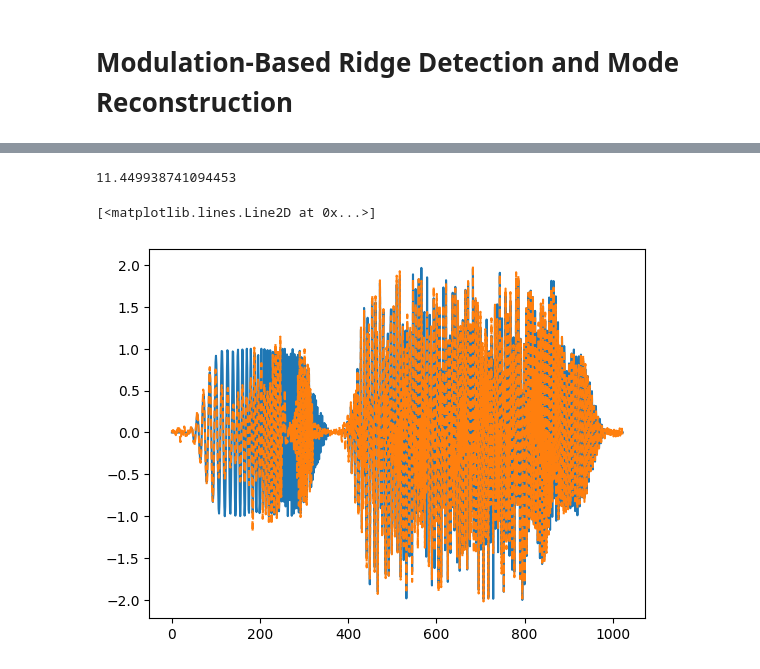
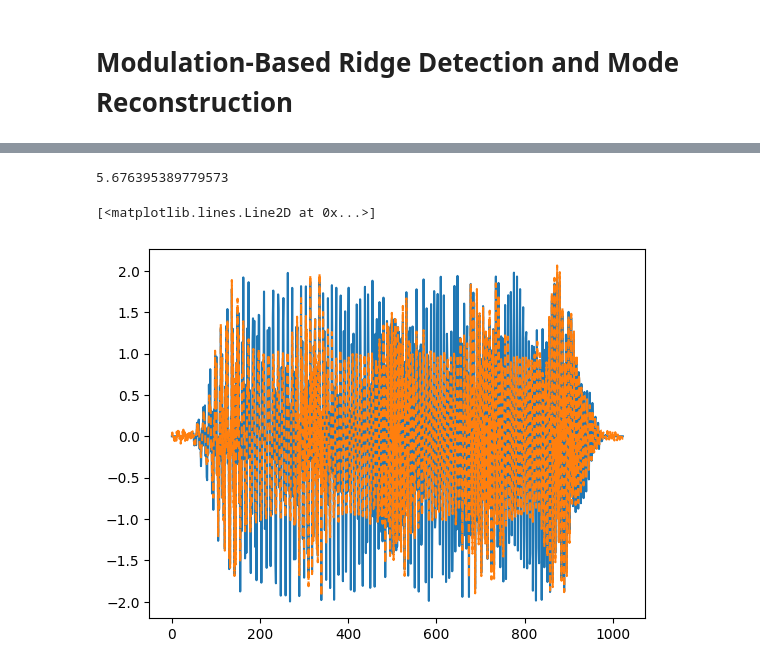
Before and after one commit to jmiramont/benchmarks_eusipco2023, a Jupyter notebook: notebooks/demo_method_MB_RD.ipynb, the cells around one changed output, grey strips where cells are left out. Saved outputs shown, nothing was run; the diff lists cells and outputs as text; code cells hidden in the pictures.

```diff
--- a/notebooks/demo_method_MB_RD.ipynb
+++ b/notebooks/demo_method_MB_RD.ipynb
@@ -34,7 +26,6 @@ snr_out:20.0
 # %%
 Nfft = 2*N
-g,_ = get_round_window(Nfft)
-S, F= get_spectrogram(signal, window = g)
+S, F= get_spectrogram(signal,)
 F = F[0:N+1]
 
 methodml = NewMethod()
@@ -42,17 +33,18 @@ funa = methodml.method
 signal_output = funa(signal)#, nc=10)
 qrf = Benchmark.snr_comparison(s,signal_output,tmin=tmin,tmax=tmax)
 qrf
+# %% [output]
+5.676395389779573
 # %%
-S_output, F_output = get_spectrogram(signal_output, window = g)
+S_output, F_output = get_spectrogram(signal_output,)
 F_output = F_output[0:N+1]
 
 plt.figure()
 plt.plot(s)
 plt.plot(signal_output,'--')
 # %% [output]
-11.449938741094453
+[<matplotlib.lines.Line2D at 0x...>]
-[<matplotlib.lines.Line2D at 0x...>]
-[figure, old version]
+[figure, new version]
 # %%
 fig, ax = plt.subplots(1,2,figsize = (10,5))
 ax[0].imshow(abs(F), origin='lower')#, cmap=cmocean.cm.deep)
```
Also changed, not shown: parts of 6 cells of this notebook, 4 other files.
